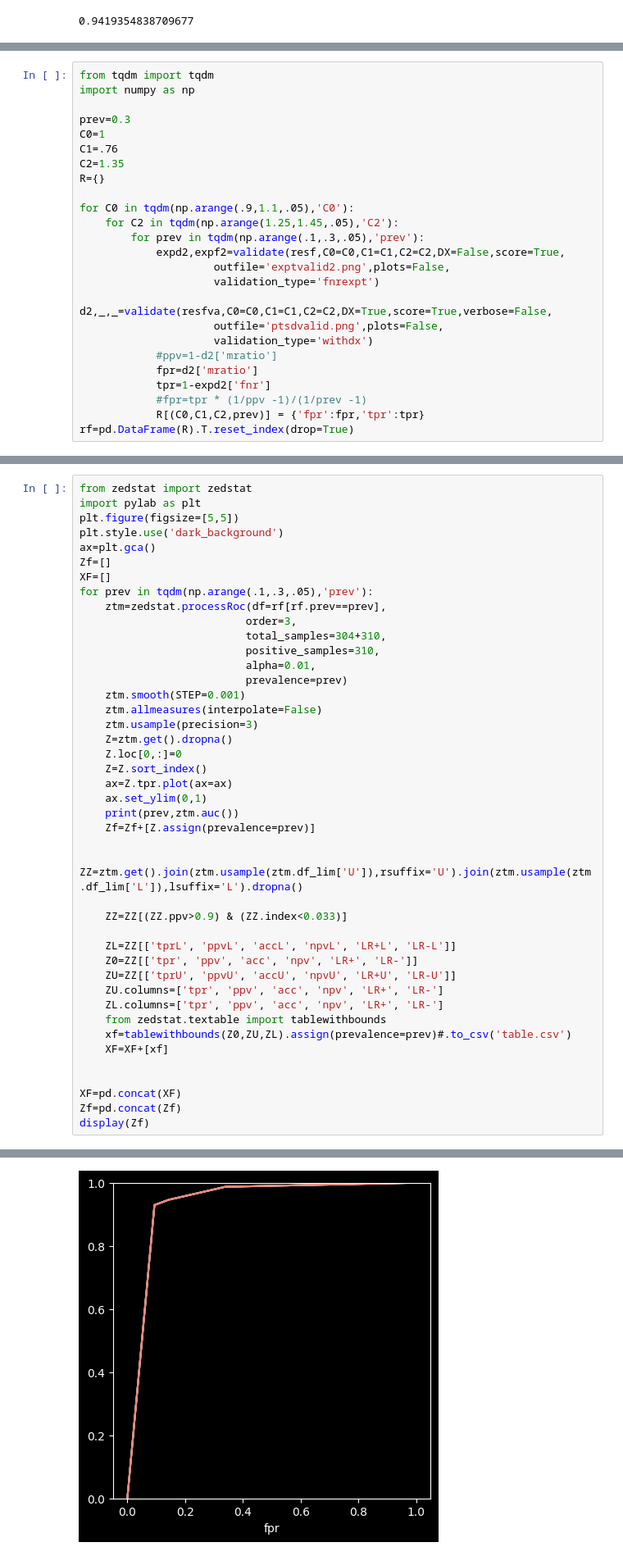
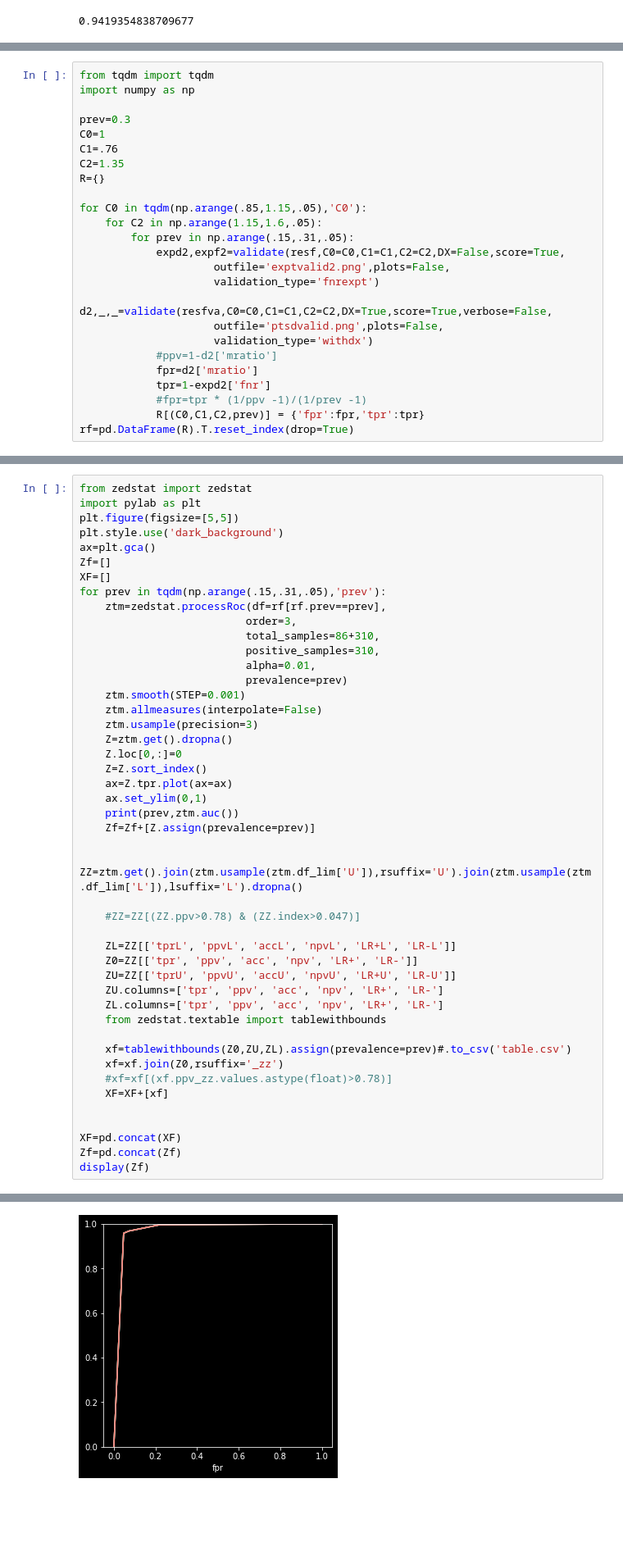
Before and after one commit to zeroknowledgediscovery/truthnet, a Jupyter notebook: truthnet/examples/redo_auc.ipynb, the cells around one changed output, grey strips where cells are left out. Shown at 82% size. Cells and saved outputs as stored; diff of their text form; blank space fills up the shorter version.

```diff
--- a/truthnet/examples/redo_auc.ipynb
+++ b/truthnet/examples/redo_auc.ipynb
@@ -130,9 +129,9 @@ C1=.76
 C2=1.35
 R={}
 
-for C0 in tqdm(np.arange(.9,1.1,.05),'C0'):
-    for C2 in tqdm(np.arange(1.25,1.45,.05),'C2'):
-        for prev in tqdm(np.arange(.1,.3,.05),'prev'):
+for C0 in tqdm(np.arange(.85,1.15,.05),'C0'):
+    for C2 in np.arange(1.15,1.6,.05):
+        for prev in np.arange(.15,.31,.05):
             expd2,expf2=validate(resf,C0=C0,C1=C1,C2=C2,DX=False,score=True,
                      outfile='exptvalid2.png',plots=False,
                      validation_type='fnrexpt')
@@ -165,10 +164,10 @@ plt.style.use('dark_background')
 ax=plt.gca()
 Zf=[]
 XF=[]
-for prev in tqdm(np.arange(.1,.3,.05),'prev'):
+for prev in tqdm(np.arange(.15,.31,.05),'prev'):
     ztm=zedstat.processRoc(df=rf[rf.prev==prev],
                           order=3,
-                          total_samples=304+310,
+                          total_samples=86+310,
                           positive_samples=310,
                           alpha=0.01,
                           prevalence=prev)
@@ -185,7 +184,7 @@ for prev in tqdm(np.arange(.1,.3,.05),'prev'):
 
     ZZ=ztm.get().join(ztm.usample(ztm.df_lim['U']),rsuffix='U').join(ztm.usample(ztm.df_lim['L']),lsuffix='L').dropna()
 
-    ZZ=ZZ[(ZZ.ppv>0.9) & (ZZ.index<0.033)]
+    #ZZ=ZZ[(ZZ.ppv>0.78) & (ZZ.index>0.047)]
 
     ZL=ZZ[['tprL', 'ppvL', 'accL', 'npvL', 'LR+L', 'LR-L']]
     Z0=ZZ[['tpr', 'ppv', 'acc', 'npv', 'LR+', 'LR-']]
@@ -193,7 +192,10 @@ for prev in tqdm(np.arange(.1,.3,.05),'prev'):
     ZU.columns=['tpr', 'ppv', 'acc', 'npv', 'LR+', 'LR-']
     ZL.columns=['tpr', 'ppv', 'acc', 'npv', 'LR+', 'LR-']
     from zedstat.textable import tablewithbounds
+
     xf=tablewithbounds(Z0,ZU,ZL).assign(prevalence=prev)#.to_csv('table.csv')
+    xf=xf.join(Z0,rsuffix='_zz')
+    #xf=xf[(xf.ppv_zz.values.astype(float)>0.78)]
     XF=XF+[xf]
 
 
@@ -222 +224 @@ display(Zf)
-[figure, old version]
+[figure, new version]
```
Also changed, not shown: parts of 12 cells of this notebook, 1 other file.
